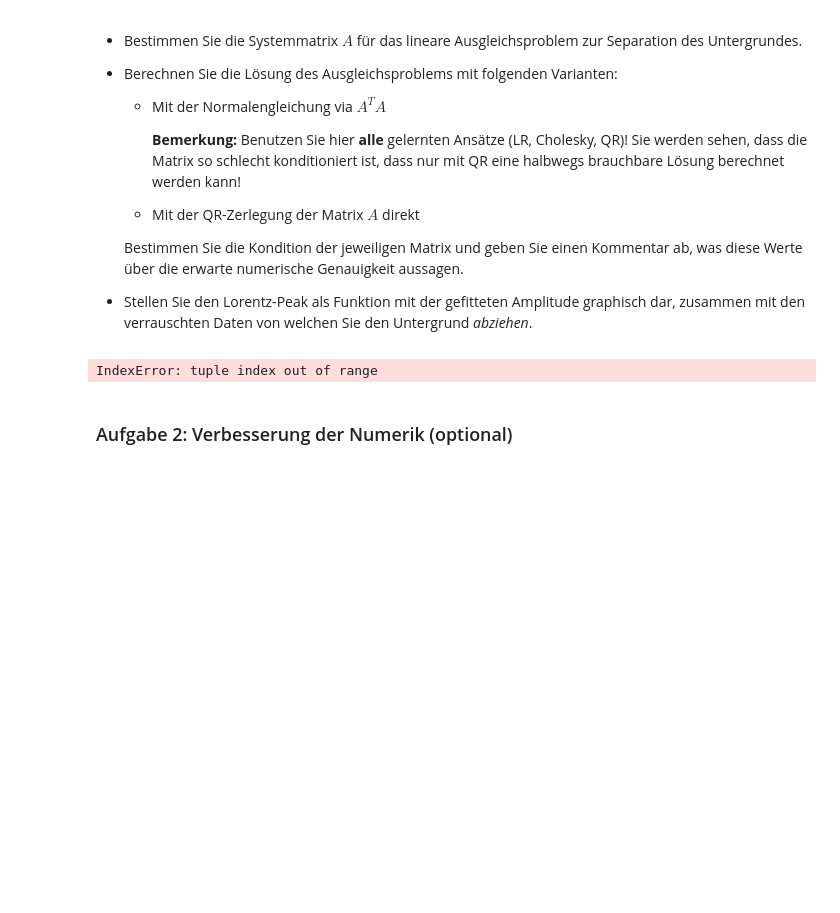
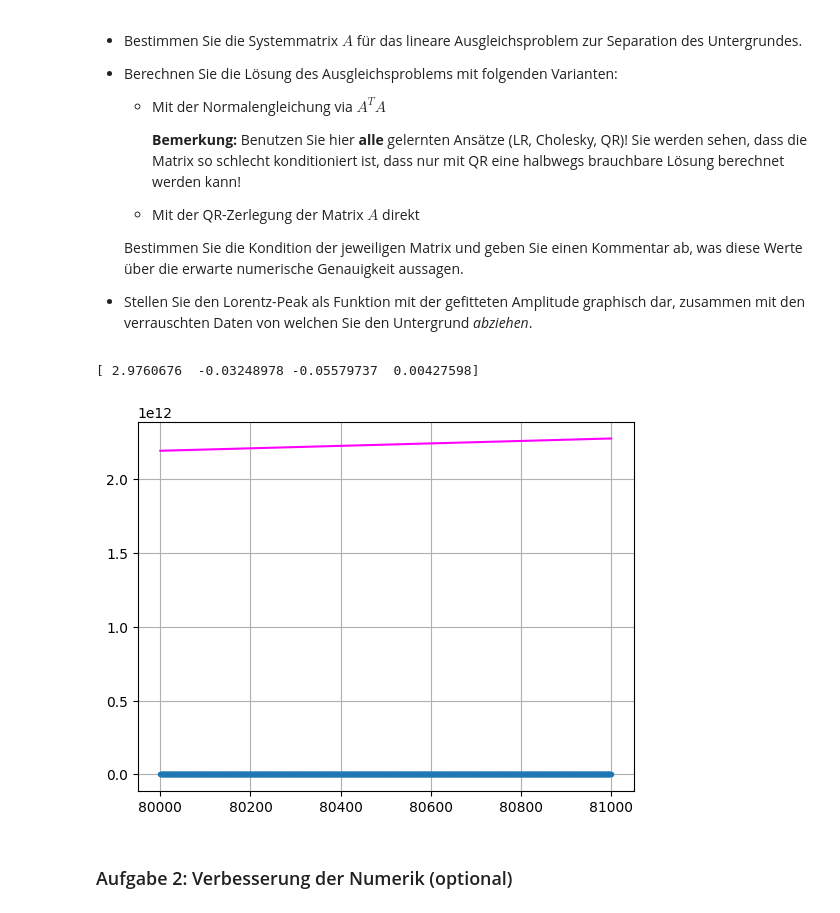
Before and after one commit to hollejon/Numerik, a Jupyter notebook: praktikum5/ModelFitMesstechnikBeispiel.ipynb, the cells around one changed output. Drawn from its saved outputs; the diff is of its cells as text; code cells hidden in the pictures; blank space fills up the shorter version.

```diff
--- a/praktikum5/ModelFitMesstechnikBeispiel.ipynb
+++ b/praktikum5/ModelFitMesstechnikBeispiel.ipynb
@@ -68,43 +68,41 @@ x = np.linspace(80000,81000,1000)
 s0=100
 x0 =80300
 xl = (x -x0)*2/(s0)
 y_m0= 1/(1+xl**2)
 
 
 
 
 data = np.genfromtxt('data.txt')
 t = data[:,0]
 n = len(t)
 y_m = data[:,1]
 
 # Generate Matrix A
 A = np.zeros((n,4))
 
 for i in range(0, len(x)):
     A[i] =  [1,xl[i],xl[i]**2,xl[i]**3]
 
 
 
 ATA = np.dot(A.T,A)
+btilde = np.dot(,y_m)
 
 LUdec,index =nf.LU(ATA)
 
-coef= nf.LU(LUdec)
-y_m1 = np.zeros(len(x))
-for i in range(0, len(x)):
-    y_m1[i] = coef[index[0]] + coef[index[1]]*xl[i] + coef[index[2]]*xl[i]**2 + coef[index[3]]*xl[i]**3
-
-
-
-
-
+coef= nf.fbSubs(LUdec,btilde)
+print(coef)
+y_m1 = np.zeros(len(t))
+for i in range(0, len(t)):
+    y_m1[i] = coef[0] + coef[1]*t[i] + coef[2]*t[i]**2 + coef[3]*t[i]**3
 
 
 plt.plot(x,y_m0,'r',t,y_m,'.',x,y_m1,'magenta')
 plt.grid()
 # %% [output]
-IndexError: tuple index out of range
+[ 2.9760676  -0.03248978 -0.05579737  0.00427598]
+[figure, added]
 # %% [markdown]
 ### Aufgabe 2: Verbesserung der Numerik (optional)
 # %% [markdown]
```
